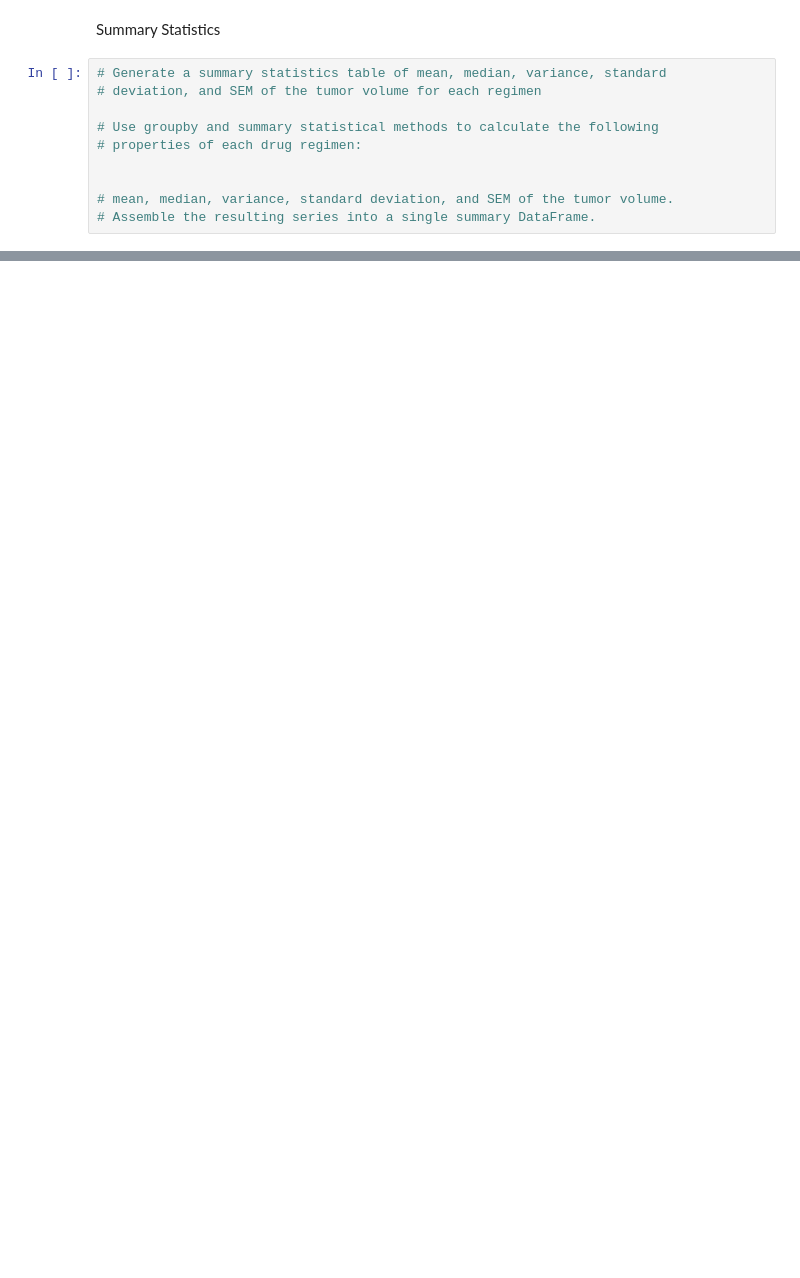
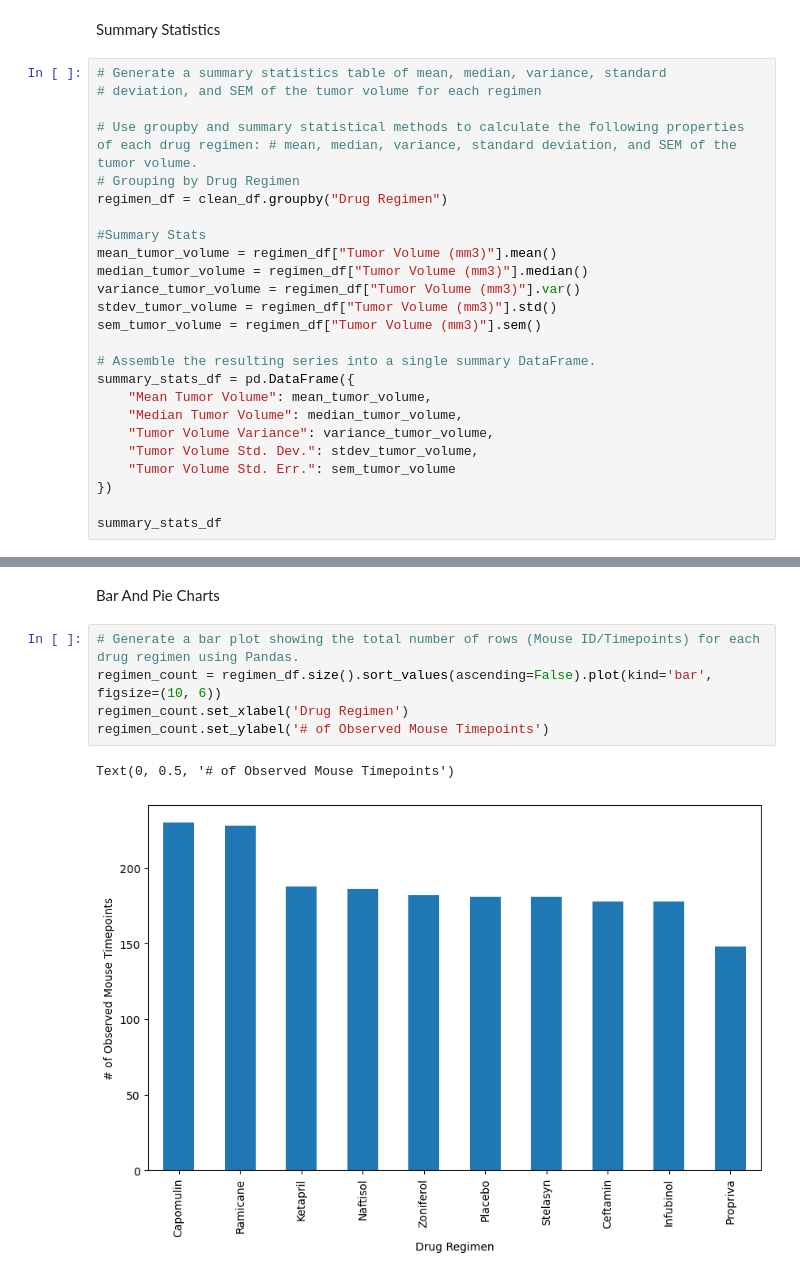
Before and after one commit to natbiorg/data_visualization_challenge, a Jupyter notebook: pymaceuticals.ipynb, the cells around one changed output, grey strips where cells are left out. Saved outputs shown, nothing was run; the diff lists cells and outputs as text; blank space fills up the shorter version.

```diff
--- a/pymaceuticals.ipynb
+++ b/pymaceuticals.ipynb
@@ -86,9 +86,24 @@ Summary Statistics
 # Generate a summary statistics table of mean, median, variance, standard
 # deviation, and SEM of the tumor volume for each regimen
 
-# Use groupby and summary statistical methods to calculate the following
-# properties of each drug regimen:
+# Use groupby and summary statistical methods to calculate the following properties of each drug regimen: # mean, median, variance, standard deviation, and SEM of the tumor volume.
+# Grouping by Drug Regimen
+regimen_df = clean_df.groupby("Drug Regimen")
 
+#Summary Stats
+mean_tumor_volume = regimen_df["Tumor Volume (mm3)"].mean()
+median_tumor_volume = regimen_df["Tumor Volume (mm3)"].median()
+variance_tumor_volume = regimen_df["Tumor Volume (mm3)"].var()
+stdev_tumor_volume = regimen_df["Tumor Volume (mm3)"].std()
+sem_tumor_volume = regimen_df["Tumor Volume (mm3)"].sem()
 
-# mean, median, variance, standard deviation, and SEM of the tumor volume.
 # Assemble the resulting series into a single summary DataFrame.
+summary_stats_df = pd.DataFrame({
+    "Mean Tumor Volume": mean_tumor_volume,
+    "Median Tumor Volume": median_tumor_volume,
+    "Tumor Volume Variance": variance_tumor_volume,
+    "Tumor Volume Std. Dev.": stdev_tumor_volume,
+    "Tumor Volume Std. Err.": sem_tumor_volume
+})
+
+summary_stats_df
@@ -94,0 +139,10 @@ Summary Statistics
+# %% [markdown]
+Bar And Pie Charts
+# %%
+# Generate a bar plot showing the total number of rows (Mouse ID/Timepoints) for each drug regimen using Pandas.
+regimen_count = regimen_df.size().sort_values(ascending=False).plot(kind='bar', figsize=(10, 6))
+regimen_count.set_xlabel('Drug Regimen')
+regimen_count.set_ylabel('# of Observed Mouse Timepoints')
+# %% [output]
+Text(0, 0.5, '# of Observed Mouse Timepoints')
+[figure, added]
```
Also changed, not shown: parts of 17 cells of this notebook.
